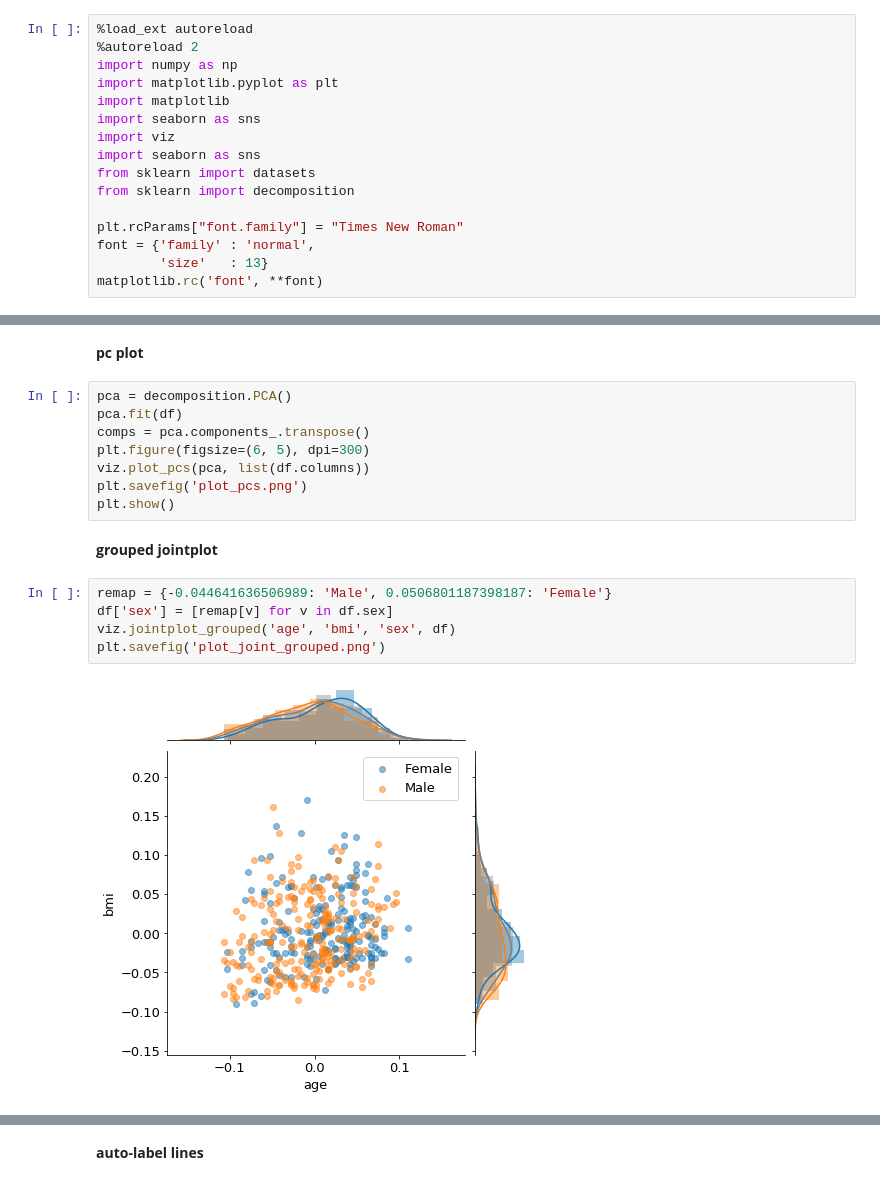
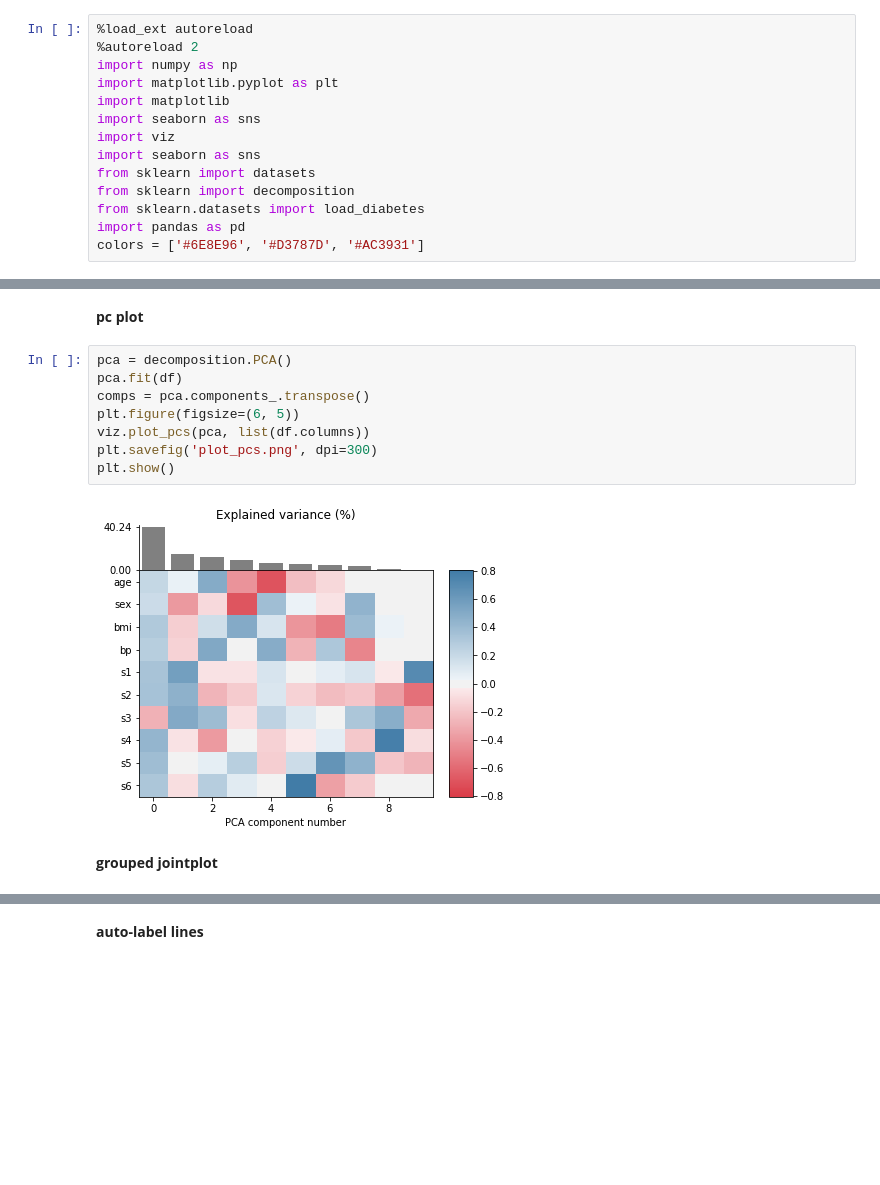
Before and after one commit to csinva/data-viz-utils, a Jupyter notebook: examples.ipynb, the cells around one changed output, grey strips where cells are left out. Cells and saved outputs as stored; diff of their text form; blank space fills up the shorter version.

```diff
--- a/examples.ipynb
+++ b/examples.ipynb
@@ -9,8 +9,6 @@ import viz
 import seaborn as sns
 from sklearn import datasets
 from sklearn import decomposition
-
-plt.rcParams["font.family"] = "Times New Roman"
-font = {'family' : 'normal',
-        'size'   : 13}
-matplotlib.rc('font', **font)
+from sklearn.datasets import load_diabetes
+import pandas as pd
+colors = ['#6E8E96', '#D3787D', '#AC3931']
@@ -46,17 +37,12 @@ plt.savefig('plot_heatmap_extended.png')
 # %%
 pca = decomposition.PCA()
 pca.fit(df)
 comps = pca.components_.transpose()
-plt.figure(figsize=(6, 5), dpi=300)
+plt.figure(figsize=(6, 5))
 viz.plot_pcs(pca, list(df.columns))
-plt.savefig('plot_pcs.png')
+plt.savefig('plot_pcs.png', dpi=300)
 plt.show()
+# %% [output]
+[figure, added]
 # %% [markdown]
 **grouped jointplot**
-# %%
-remap = {-0.044641636506989: 'Male', 0.0506801187398187: 'Female'}
-df['sex'] = [remap[v] for v in df.sex]
-viz.jointplot_grouped('age', 'bmi', 'sex', df)
-plt.savefig('plot_joint_grouped.png')
-# %% [output]
-[figure, removed]
```
Also changed, not shown: parts of 7 cells of this notebook, 6 other files.
